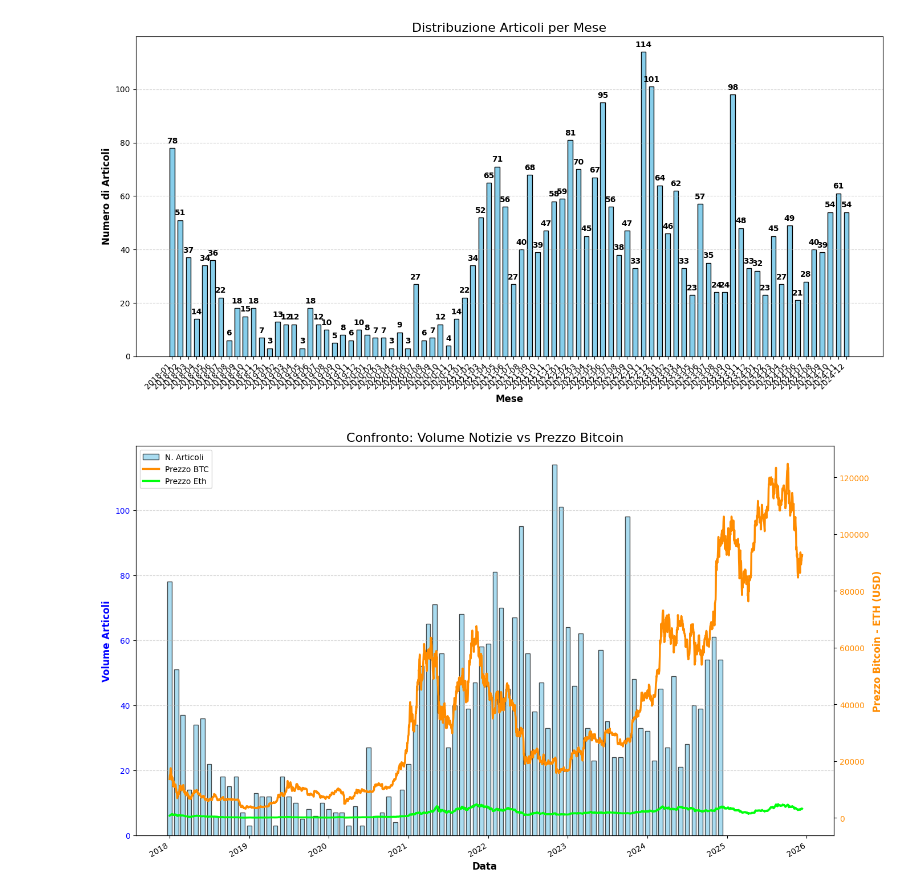
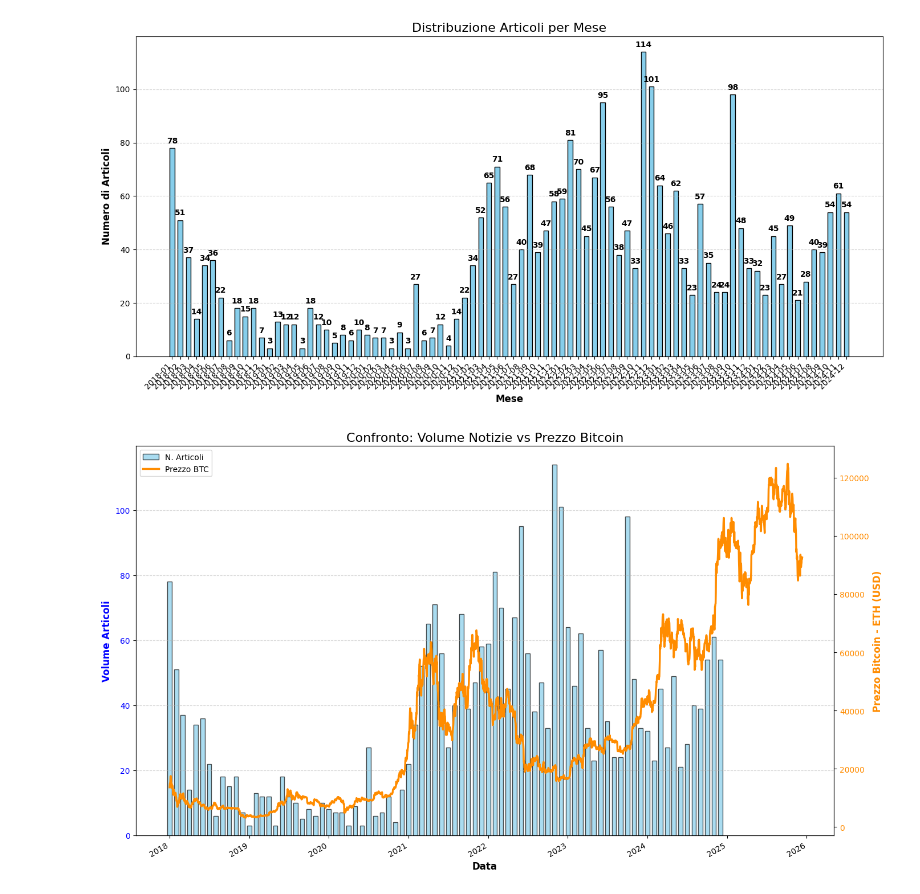
Before and after one commit to aronetommaso/DataMan-Project, a Jupyter notebook: bitcoin.ipynb, the cells around one changed output. Saved outputs shown, nothing was run; the diff lists cells and outputs as text; code cells hidden in the pictures.

```diff
--- a/bitcoin.ipynb
+++ b/bitcoin.ipynb
@@ -45,6 +45,6 @@ import yfinance as yf
 
 # yfinance aggira i blocchi perché simula un browser che visita il sito
 # Non ha limiti "hard" sugli anni passati
-btc = yf.download(["BTC-USD","ETH-USD"], start="2018-01-01", end="2025-12-12")
+btc = yf.download(["BTC-USD","ETH-USD","^GSPC"], start="2018-01-01", end="2025-12-12")
 df = btc
 # %% [output]
@@ -793,36 +793,39 @@ else:
         if not df_btc_filtered.empty:
             ax2 = ax1.twinx()
             color_line = '#FF8C00' # Arancione Bitcoin
-            color_line2 = "#00FF0D" # Arancione Eth
+            color_line2 = "#00FF0D" #  Eth
+            color_line3 = "#D400FF"
 
             # Gestione sicura della colonna Close
             try:
                 # Prova accesso standard o MultiIndex
                 prezzo = df_btc_filtered['Close']['BTC-USD'] if 'BTC-USD' in df_btc_filtered['Close'] else df_btc_filtered['Close']
                 prezzoeth = df_btc_filtered['Close']['ETH-USD'] if 'ETH-USD' in df_btc_filtered['Close'] else df_btc_filtered['Close']
+                prezzosp = df_btc_filtered['Close']['^GSPC'] if '^GSPC' in df_btc_filtered['Close'] else df_btc_filtered['Close']
             except:
                 prezzo = df_btc_filtered.iloc[:, 0] # Fallback brutale alla prima colonna
 
             ax2.plot(df_btc_filtered.index, prezzo, color=color_line, linewidth=2.5, label='Prezzo BTC')
-            ax2.plot(df_btc_filtered.index, prezzoeth, color=color_line2, linewidth=2.5, label='Prezzo Eth')
+
+
             ax2.set_ylabel('Prezzo Bitcoin - ETH (USD)', fontsize=12, fontweight='bold', color=color_line)
             ax2.tick_params(axis='y', labelcolor=color_line)
 
             # Legenda Unificata
             lines_1, labels_1 = ax1.get_legend_handles_labels()
             lines_2, labels_2 = ax2.get_legend_handles_labels()
             ax1.legend(lines_1 + lines_2, labels_1 + labels_2, loc='upper left')
         else:
             ax1.legend(loc='upper left')
 
         plt.title('Confronto: Volume Notizie vs Prezzo Bitcoin', fontsize=16)
         fig.autofmt_xdate() # Formatta date asse X
         plt.tight_layout()
         plt.show()
 
     else:
         print("Errore: colonna 'pub_date' non trovata nel DataFrame.")
 
 client.close()
 # %% [output]
-[figure, old version]
+[figure, new version]
```
Also changed, not shown: parts of 3 cells of this notebook.
